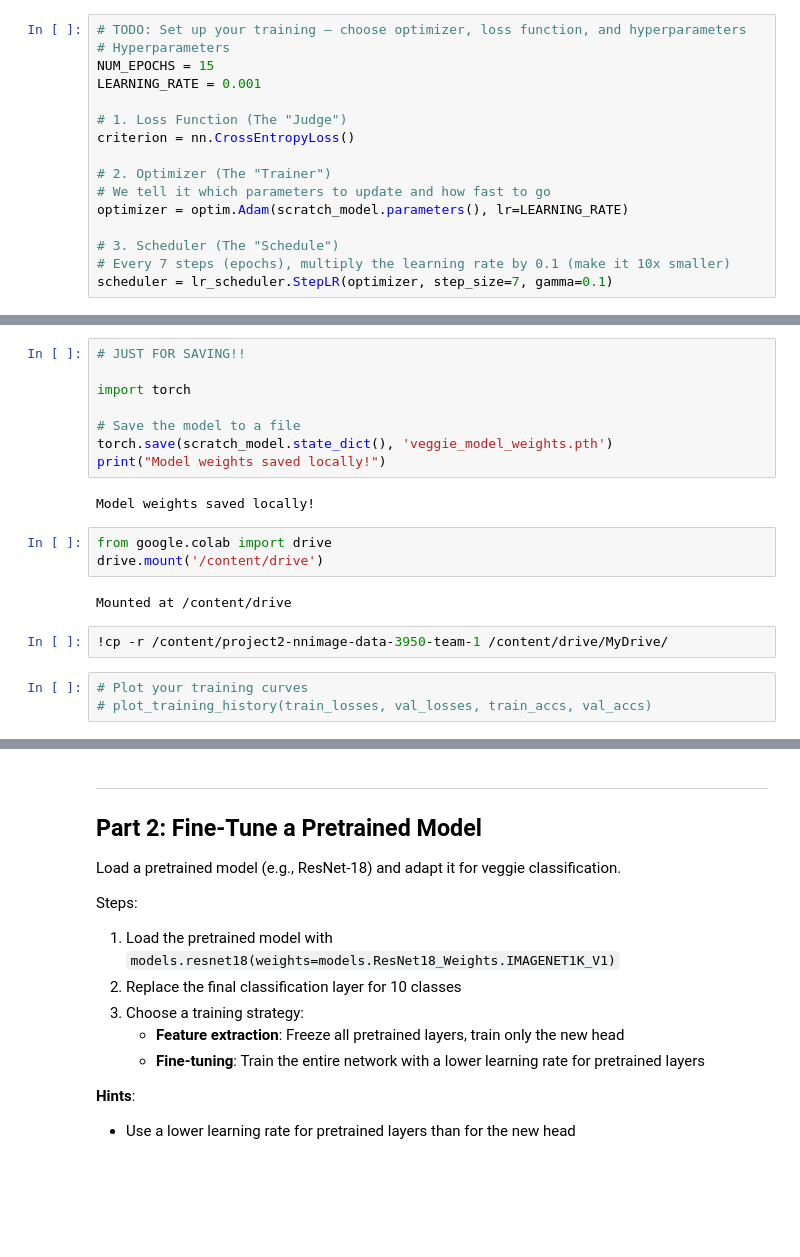
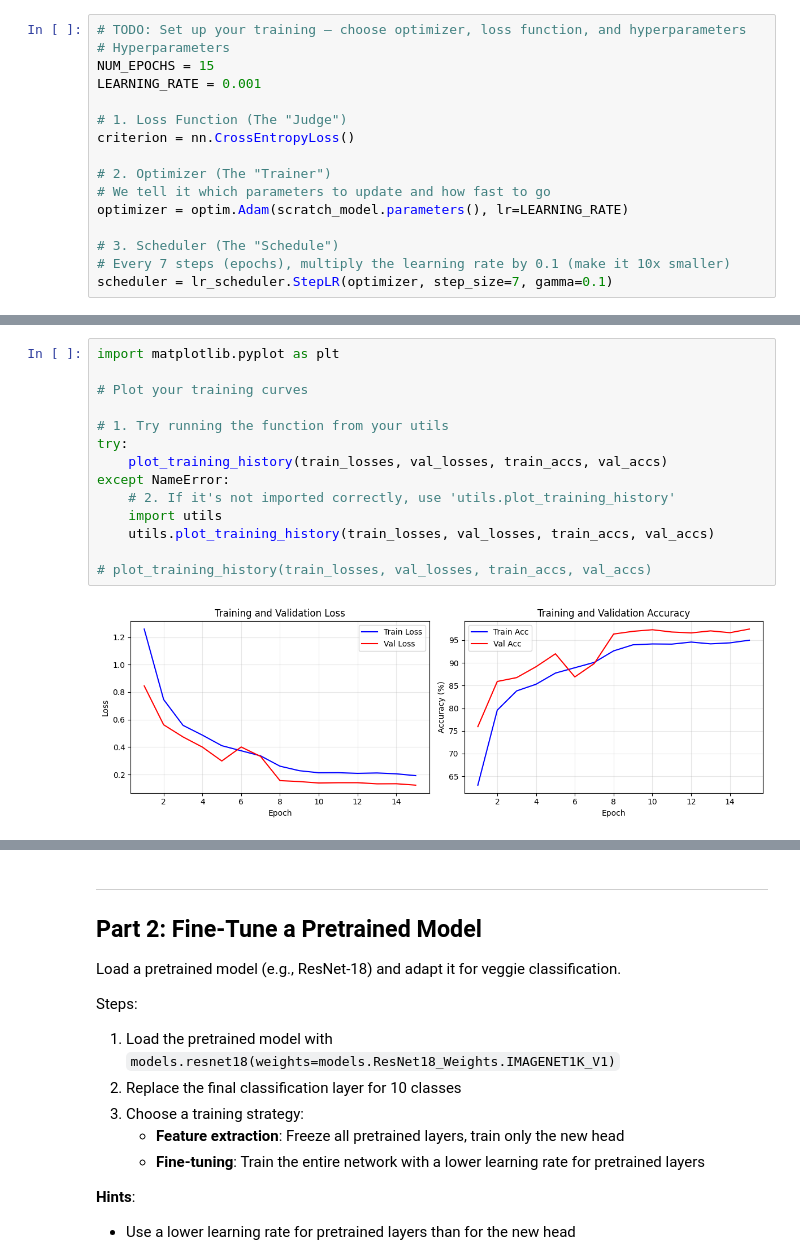
Before and after one commit to smalona1/3950_Asn_4_Students, a Jupyter notebook: project2_starter.ipynb, the cells around one changed output, grey strips where cells are left out. Cells and saved outputs as stored; diff of their text form; blank space fills up the shorter version.

```diff
--- a/project2_starter.ipynb
+++ b/project2_starter.ipynb
@@ -417,23 +417,19 @@ AssertionError: can only test a child process
-# %%
-# JUST FOR SAVING!!
-
-import torch
-
-# Save the model to a file
-torch.save(scratch_model.state_dict(), 'veggie_model_weights.pth')
-print("Model weights saved locally!")
-# %% [output]
-Model weights saved locally!
-# %%
-from google.colab import drive
-drive.mount('/content/drive')
-# %% [output]
-Mounted at /content/drive
-# %%
-!cp -r /content/project2-nnimage-data-3950-team-1 /content/drive/MyDrive/
-# %%
-# Plot your training curves
-# plot_training_history(train_losses, val_losses, train_accs, val_accs)
+# %%
+import matplotlib.pyplot as plt
+
+# Plot your training curves
+
+# 1. Try running the function from your utils
+try:
+    plot_training_history(train_losses, val_losses, train_accs, val_accs)
+except NameError:
+    # 2. If it's not imported correctly, use 'utils.plot_training_history'
+    import utils
+    utils.plot_training_history(train_losses, val_losses, train_accs, val_accs)
+
+# plot_training_history(train_losses, val_losses, train_accs, val_accs)
+# %% [output]
+[figure, added]
 # %%
 # Show per-class accuracy
 # per_class_accuracy(scratch_model, val_loader, class_names, device)
```
Also changed, not shown: parts of 8 cells of this notebook.
